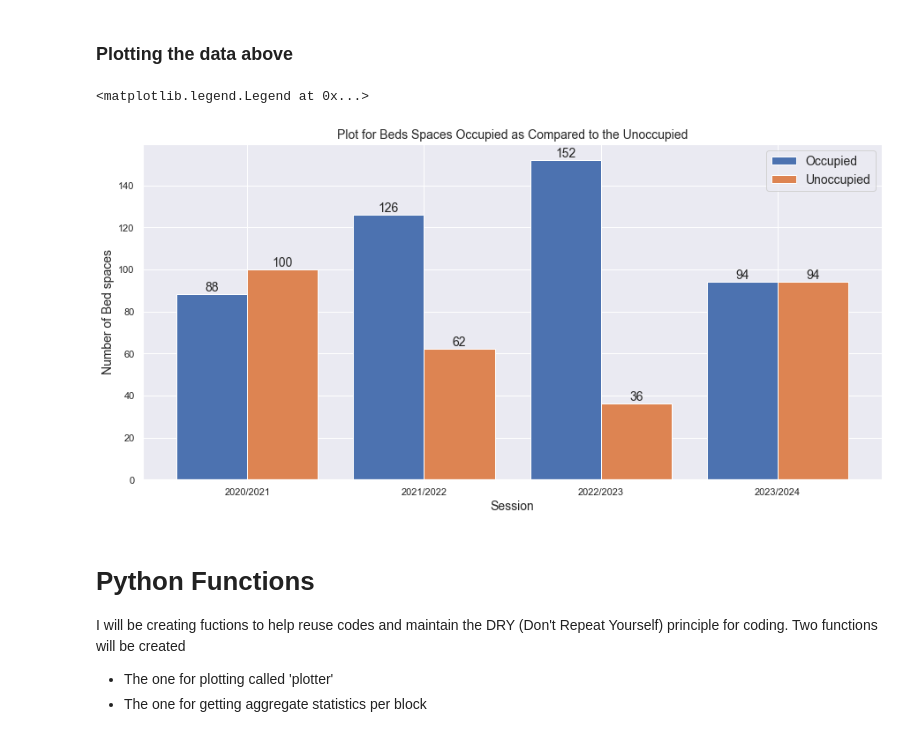
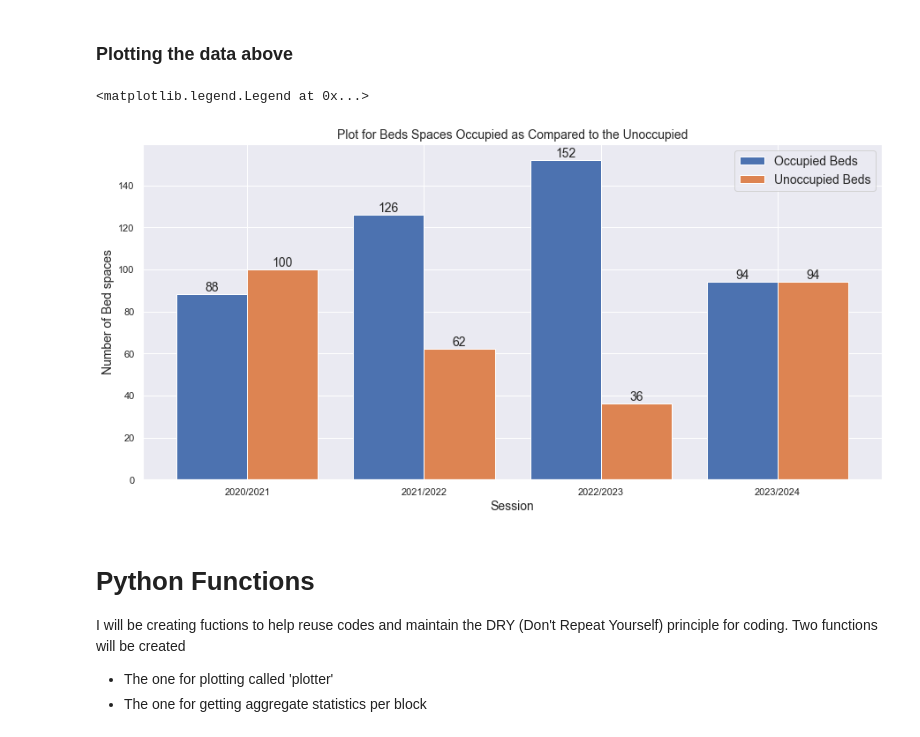
Before and after one commit to Melchizedeke/Data-Visualization-01, a Jupyter notebook: codes.ipynb, the cells around one changed output. Saved outputs shown, nothing was run; the diff lists cells and outputs as text; code cells hidden in the pictures.

Commit message:
New code changes and images

```diff
--- a/codes.ipynb
+++ b/codes.ipynb
@@ -40,35 +40,35 @@ plt.figure(figsize=(15,7))
 
 # The data
 categories = girls_df['Year']
 group1 = girls_df['Occupied']
 group2 = girls_df['Unoccupied']
 
 # Define the positions for the bars
 x = range(len(categories))
 width = 0.4
 
 # Creating the grouped bar chart
 plt.bar(x, group1, width=width, label='Occupied')
 plt.bar([i + width for i in x], group2, width=width, label='Unoccupied')
 
 # Adding quantity text
 for i, val in enumerate(group1):
     plt.text(i, val + 0.2, str(val), ha='center', va='bottom', fontsize=14)
 
 for i, val in enumerate(group2):
     plt.text(i + width, val + 0.2, str(val), ha='center', va='bottom', fontsize=14)
 
 # Setting labels, title and font size
 plt.xlabel('Session', fontsize=14)
 plt.ylabel('Number of Bed spaces', fontsize=14)
 plt.xticks([i + width/2 for i in x], categories)
 plt.title('Plot for Beds Spaces Occupied as Compared to the Unoccupied', fontsize=14)
 
 # Manually creating legend
-plt.legend(['Occupied', 'Unoccupied'], loc='upper right', fontsize=14)
+plt.legend(['Occupied Beds', 'Unoccupied Beds'], loc='upper right', fontsize=14)
 # %% [output]
 <matplotlib.legend.Legend at 0x...>
-[figure, old version]
+[figure, new version]
 # %% [markdown]
 # Python Functions
 I will be creating fuctions to help reuse codes and maintain the DRY (Don't Repeat Yourself) principle for coding.
```
Also changed, not shown: parts of 7 cells of this notebook, 7 other files.
